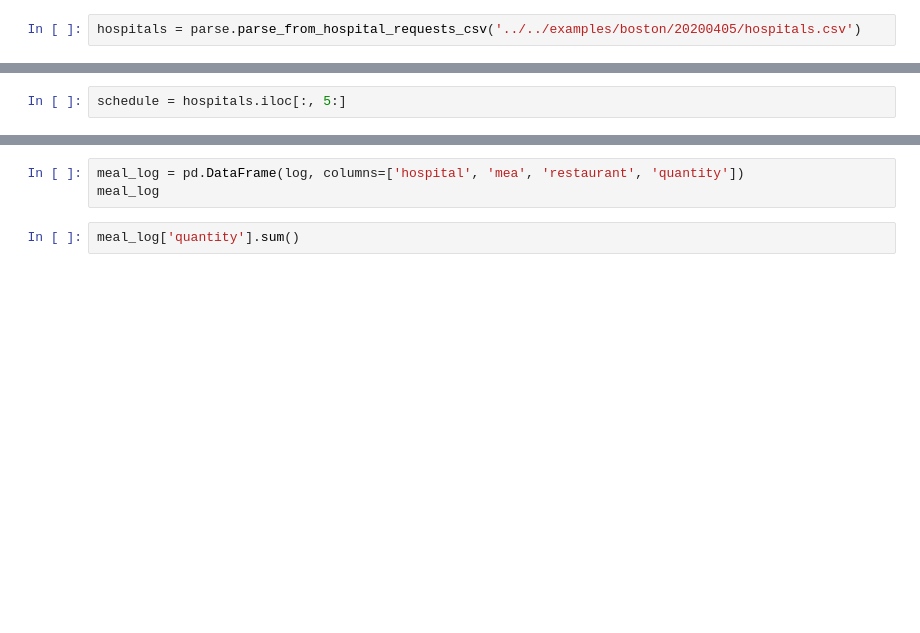
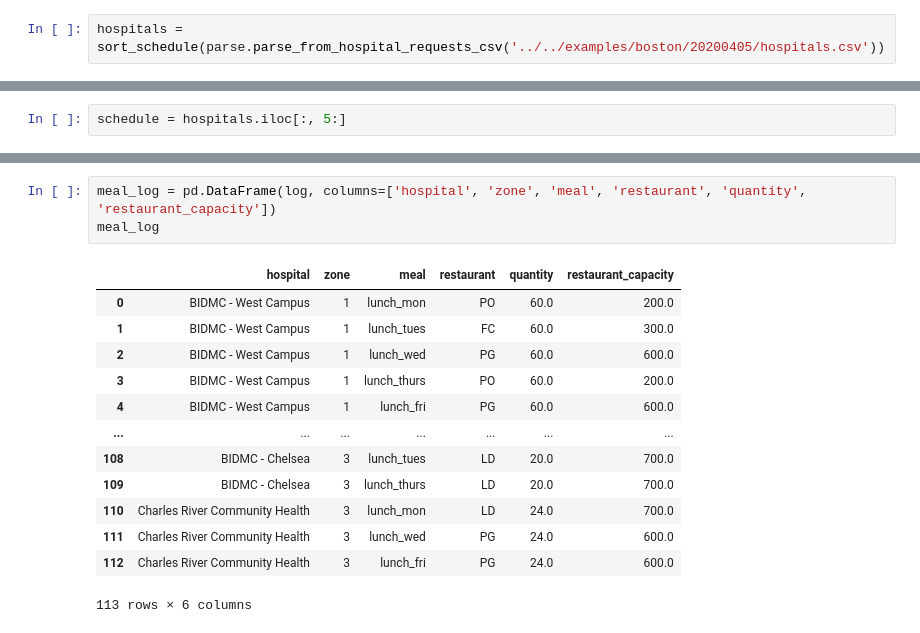
Before and after one commit to wilkesybear/otp-scheduler, a Jupyter notebook: src/notebooks/Sandbox.ipynb, the cells around one changed output, grey strips where cells are left out. Drawn from its saved outputs; the diff is of its cells as text; blank space fills up the shorter version.

```diff
--- a/src/notebooks/Sandbox.ipynb
+++ b/src/notebooks/Sandbox.ipynb
@@ -17,2 +41,2 @@ restaurants
 # %%
-hospitals = parse.parse_from_hospital_requests_csv('../../examples/boston/20200405/hospitals.csv')
+hospitals = sort_schedule(parse.parse_from_hospital_requests_csv('../../examples/boston/20200405/hospitals.csv'))
@@ -44,5 +146,17 @@ for i, row in results_schedule.iterrows():
 # %%
-meal_log = pd.DataFrame(log, columns=['hospital', 'mea', 'restaurant', 'quantity'])
+meal_log = pd.DataFrame(log, columns=['hospital', 'zone', 'meal', 'restaurant', 'quantity', 'restaurant_capacity'])
 meal_log
+# %% [output]
+|  | hospital | zone | meal | restaurant | quantity | restaurant_capacity |
+| 0 | BIDMC - West Campus | 1 | lunch_mon | PO | 60.0 | 200.0 |
+| 1 | BIDMC - West Campus | 1 | lunch_tues | FC | 60.0 | 300.0 |
+| 2 | BIDMC - West Campus | 1 | lunch_wed | PG | 60.0 | 600.0 |
+| 3 | BIDMC - West Campus | 1 | lunch_thurs | PO | 60.0 | 200.0 |
+| 4 | BIDMC - West Campus | 1 | lunch_fri | PG | 60.0 | 600.0 |
+| ... | ... | ... | ... | ... | ... | ... |
+| 108 | BIDMC - Chelsea | 3 | lunch_tues | LD | 20.0 | 700.0 |
+| 109 | BIDMC - Chelsea | 3 | lunch_thurs | LD | 20.0 | 700.0 |
+| 110 | Charles River Community Health | 3 | lunch_mon | LD | 24.0 | 700.0 |
+| 111 | Charles River Community Health | 3 | lunch_wed | PG | 24.0 | 600.0 |
+| 112 | Charles River Community Health | 3 | lunch_fri | PG | 24.0 | 600.0 |
+113 rows × 6 columns
-# %%
-meal_log['quantity'].sum()
```
Also changed, not shown: parts of 32 cells of this notebook, 5 other files.
